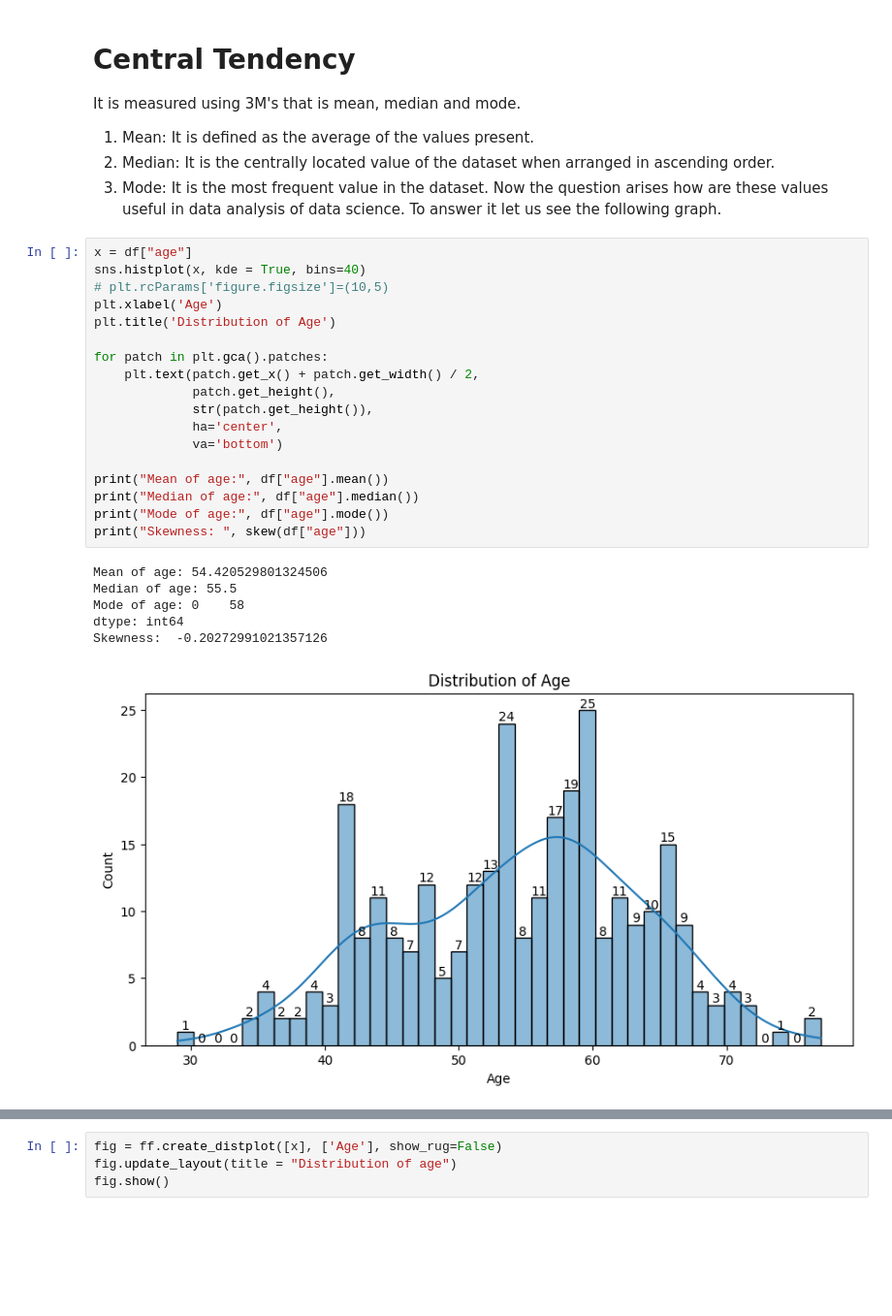
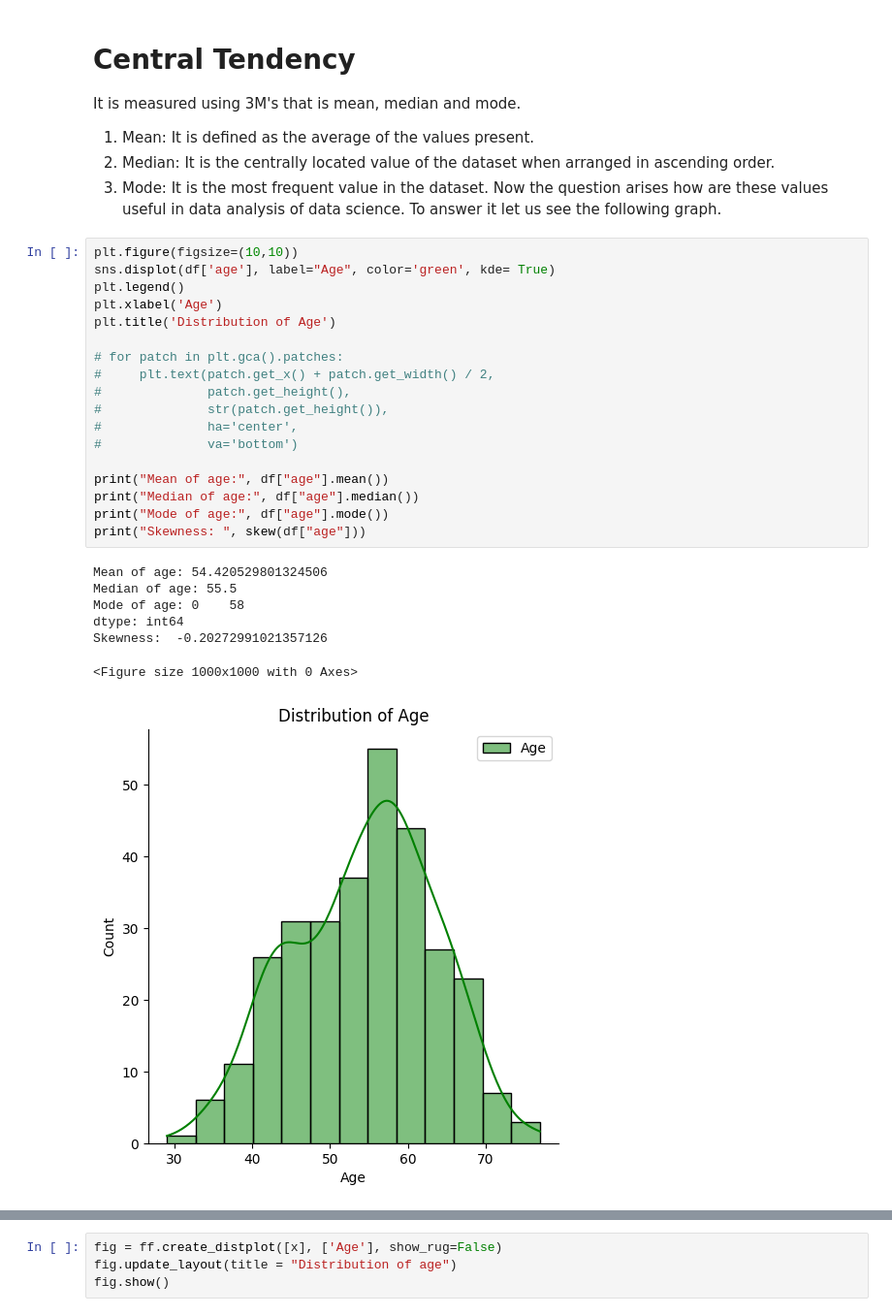
Before and after one commit to rifqinadzori/Heart-Attack-Analysis, a Jupyter notebook: Analysis.ipynb, the cells around one changed output, grey strips where cells are left out. Shown at 97% size. Cells and saved outputs as stored; diff of their text form; blank space fills up the shorter version.

```diff
--- a/Analysis.ipynb
+++ b/Analysis.ipynb
@@ -195,27 +417,28 @@ It is measured using 3M's that is mean, median and mode.
 3. Mode: It is the most frequent value in the dataset.
    Now the question arises how are these values useful in data analysis of data science. To answer it let us see the following graph.
 # %%
-x = df["age"]
-sns.histplot(x, kde = True, bins=40)
-# plt.rcParams['figure.figsize']=(10,5)
+plt.figure(figsize=(10,10))
+sns.displot(df['age'], label="Age", color='green', kde= True)
+plt.legend()
 plt.xlabel('Age')
 plt.title('Distribution of Age')
 
-for patch in plt.gca().patches:
-    plt.text(patch.get_x() + patch.get_width() / 2,
-             patch.get_height(),
-             str(patch.get_height()),
-             ha='center',
-             va='bottom')
+# for patch in plt.gca().patches:
+#     plt.text(patch.get_x() + patch.get_width() / 2,
+#              patch.get_height(),
+#              str(patch.get_height()),
+#              ha='center',
+#              va='bottom')
 
 print("Mean of age:", df["age"].mean())
 print("Median of age:", df["age"].median())
 print("Mode of age:", df["age"].mode())
 print("Skewness: ", skew(df["age"]))
 # %% [output]
 Mean of age: 54.420529801324506
 Median of age: 55.5
 Mode of age: 0    58
 dtype: int64
 Skewness:  -0.20272991021357126
+<Figure size 1000x1000 with 0 Axes>
-[figure, old version]
+[figure, new version]
```
Also changed, not shown: parts of 24 cells of this notebook, 1 other file.
